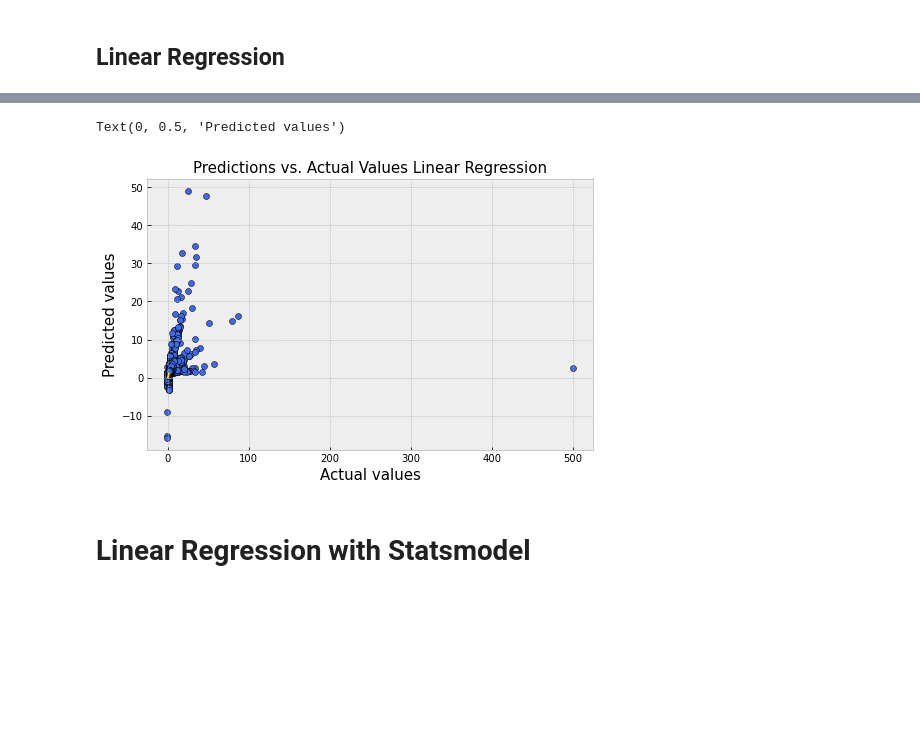
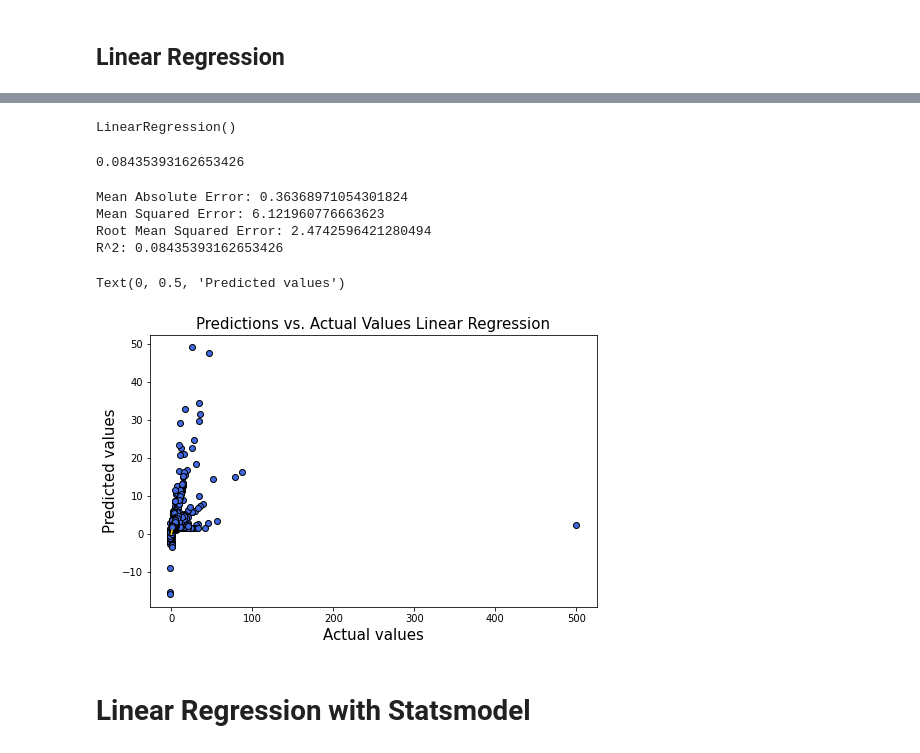
Before and after one commit to SahraR/Springboard, a Jupyter notebook: Capstone Project 3/competitive-data-science-predict-future-sales/Modeling.ipynb, the cells around one changed output, grey strips where cells are left out. Drawn from its saved outputs; the diff is of its cells as text; code cells hidden in the pictures; blank space fills up the shorter version.

```diff
--- a/Capstone Project 3/competitive-data-science-predict-future-sales/Modeling.ipynb
+++ b/Capstone Project 3/competitive-data-science-predict-future-sales/Modeling.ipynb
@@ -5,42 +5,17 @@ import pandas as pd
 import scipy.stats as stats
 import matplotlib.pyplot as plt
 import sklearn
+import statsmodels.formula.api as sm
 
-import seaborn as sns
-from matplotlib import rcParams
-
-
-# Standard scaler for preprocessing
-from sklearn.preprocessing import StandardScaler
-
-# Importing split
-from sklearn.model_selection import TimeSeriesSplit
-from sklearn.model_selection import train_test_split
-
-plt.style.use('bmh')
-
-# special IPython command to prepare the notebook for matplotlib and other libraries
-%matplotlib inline
-
-#sns.set_style("whitegrid")
-#sns.set_context("poster")
 
 # Modeling
 from sklearn import linear_model, preprocessing
 from sklearn.metrics import r2_score, mean_squared_error, mean_absolute_error
 import statsmodels.api as sm
-from statsmodels.graphics.api import abline_plot
-from sklearn.feature_selection import SelectKBest, f_regression
-from sklearn.pipeline import make_pipeline
-from sklearn.preprocessing import StandardScaler, MinMaxScaler
 from sklearn.linear_model import LinearRegression
 from sklearn.model_selection import train_test_split, cross_validate, GridSearchCV, learning_curve
 from sklearn.ensemble import RandomForestRegressor
-from sklearn.linear_model import LogisticRegression
-from sklearn.decomposition import PCA
-from sklearn.preprocessing import scale
-from sklearn.model_selection import RepeatedKFold
-from sklearn import model_selection
+from sklearn.tree import DecisionTreeRegressor
 # %%
  #Import the provincial data previously cleaned, explored, feature-engineered and...
 # ..stored as cleaned_train.csv
@@ -150,3 +121,0 @@ rModel = linear_model.LinearRegression(normalize=True) # normalize=True paramete
-# %%
-# Train model call .fit() method of rModel
-rModel.fit(X_train, y_train)
@@ -190,18 +122,43 @@ R-square - train, test: 0.3041 0.0844
+# %%
+lm = LinearRegression()
+lm
+# %% [output]
+LinearRegression()
+# %%
+lm.fit(X_train, y_train)
+y_pred_linear = lm.predict(X_test)
+# %%
+score_lm = lm.score(X_test, y_test)
+print(score_lm)
+# %% [output]
+0.08435393162653426
+# %%
+from sklearn import metrics
+
+print('Mean Absolute Error:', metrics.mean_absolute_error(y_test, y_pred_linear))
+print('Mean Squared Error:', metrics.mean_squared_error(y_test, y_pred_linear))
+print('Root Mean Squared Error:', np.sqrt(metrics.mean_squared_error(y_test, y_pred_linear)))
+print('R^2:', metrics.r2_score(y_test, y_pred_linear))
+# %% [output]
+Mean Absolute Error: 0.36368971054301824
+Mean Squared Error: 6.121960776663623
+Root Mean Squared Error: 2.4742596421280494
+R^2: 0.08435393162653426
 # %%
 # Plot the predictions against the actual result
 plt.figure(figsize=(8,5))
-plt.scatter(y_test, y_te_pred, color='royalblue', edgecolor='k')
+plt.scatter(y_test, y_pred_linear, color='royalblue', edgecolor='k')
 
 # Add a line for perfect correlation
 plt.plot([x for x in range(0, 2)],[x for x in range(0, 2)], color='gold')
 
 # Label
 plt.title('Predictions vs. Actual Values Linear Regression', fontsize=15)
 plt.xlabel('Actual values', fontsize=15)
 plt.ylabel('Predicted values', fontsize=15)
 # %% [output]
 Text(0, 0.5, 'Predicted values')
-[figure, old version]
+[figure, new version]
 # %% [markdown]
 # Linear Regression with Statsmodel
 # %%
```
Also changed, not shown: parts of 24 cells of this notebook.
